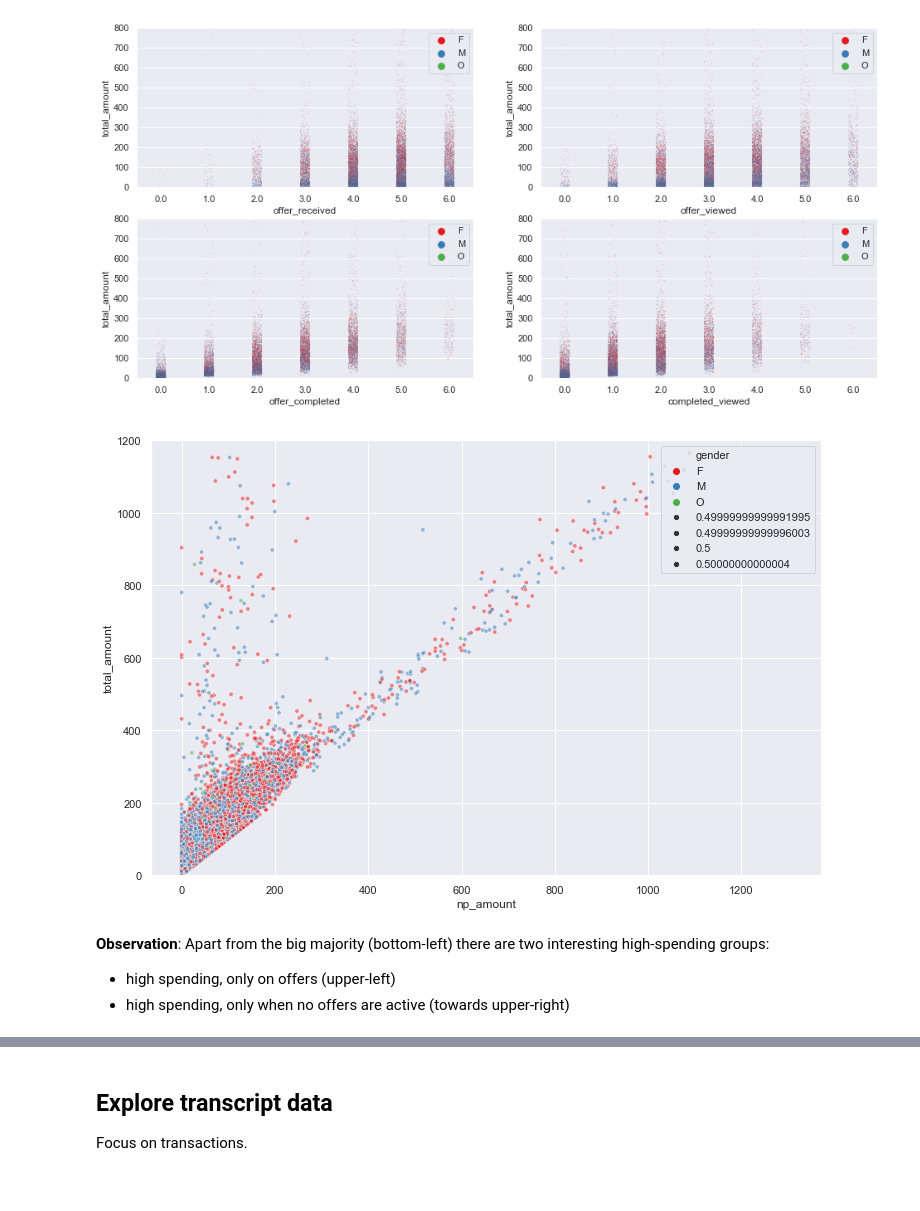
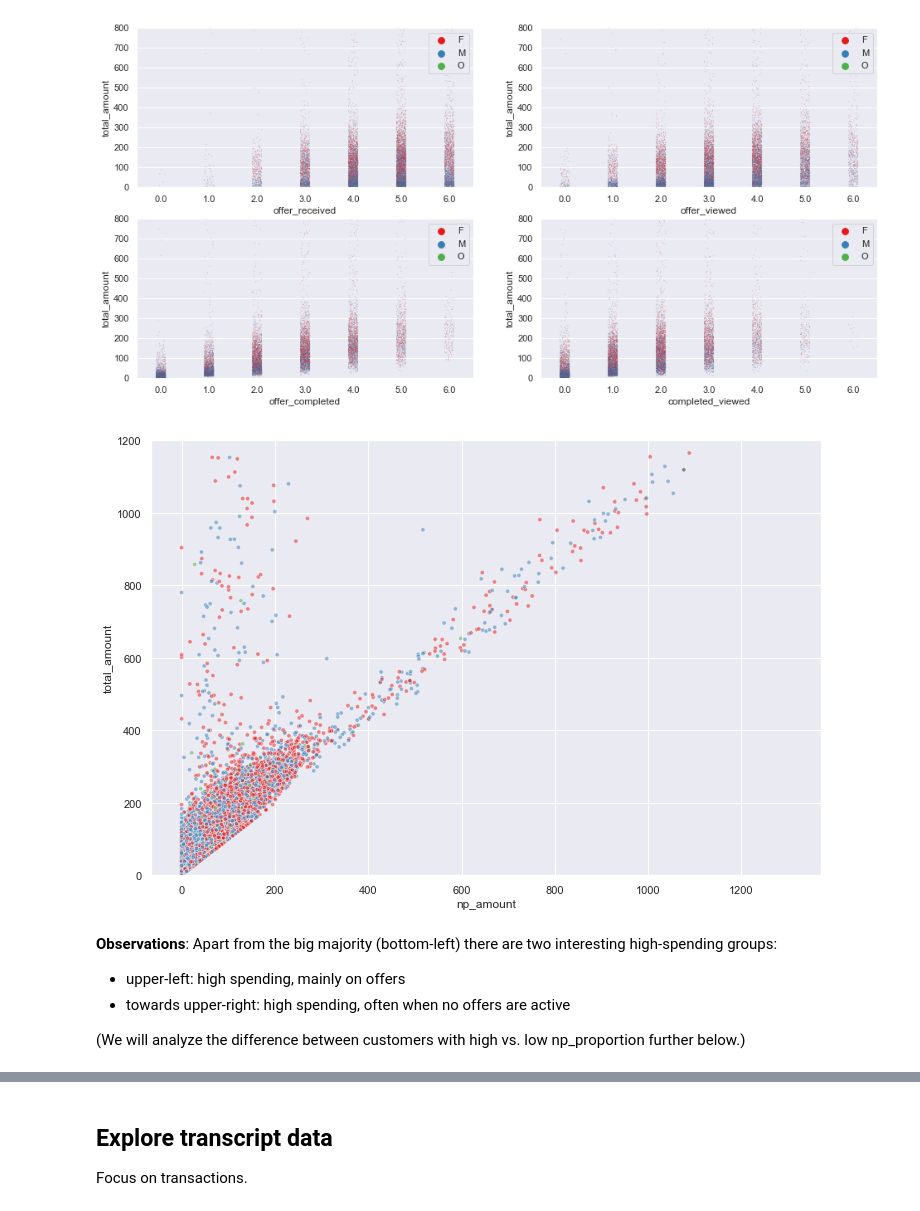
Before and after one commit to rbuerki/segmentation-challenge-starbucks, a Jupyter notebook: 2-eda.ipynb, the cells around one changed output, grey strips where cells are left out. Drawn from its saved outputs; the diff is of its cells as text; code cells hidden in the pictures.

```diff
--- a/2-eda.ipynb
+++ b/2-eda.ipynb
@@ -255,13 +283,14 @@ for pos, col in enumerate(zoom_list):
 # %%
 # zoom in on some other data, in relation to total amount
 
 plt.figure(figsize=(12,8))
-sns.scatterplot(x='np_amount', y='total_amount', data=profile, palette="Set1", hue='gender', alpha=0.5, size=0.5)
-plt.ylim([0, 1200])  # outliers cut off
-plt.legend(loc='upper right');
+sns.scatterplot(x='np_amount', y='total_amount', data=profile, palette="Set1", hue='gender', alpha=0.5, size=0.5, legend=False)
+plt.ylim([0, 1200]);  # outliers cut off
 # %% [output]
-[figure, old version]
+[figure, new version]
 # %% [markdown]
-**Observation**: Apart from the big majority (bottom-left) there are two interesting high-spending groups:
-- high spending, only on offers (upper-left)
-- high spending, only when no offers are active (towards upper-right)
+**Observations**: Apart from the big majority (bottom-left) there are two interesting high-spending groups:
+- upper-left: high spending, mainly on offers
+- towards upper-right: high spending, often when no offers are active
+
+(We will analyze the difference between customers with high vs. low np_proportion further below.)
```
Also changed, not shown: parts of 18 cells of this notebook.
